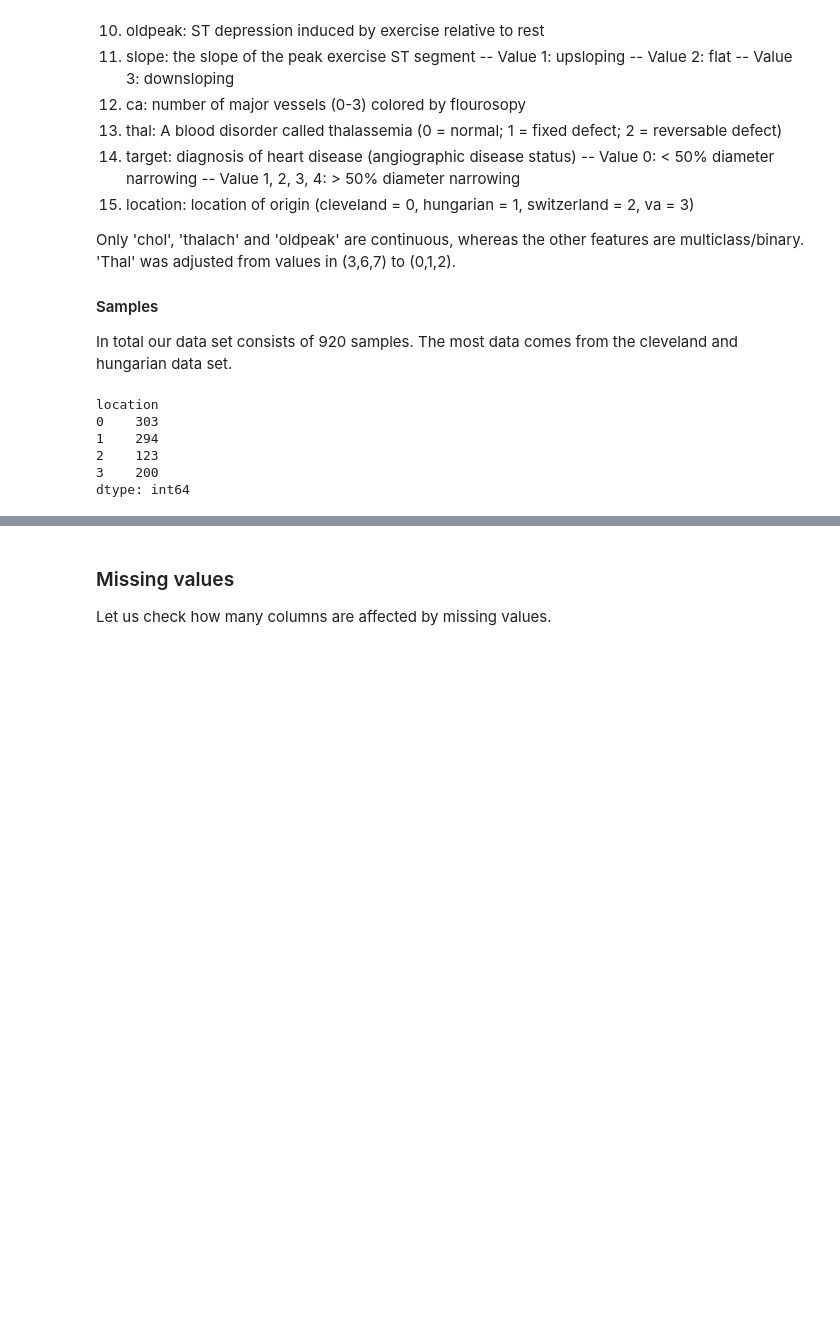
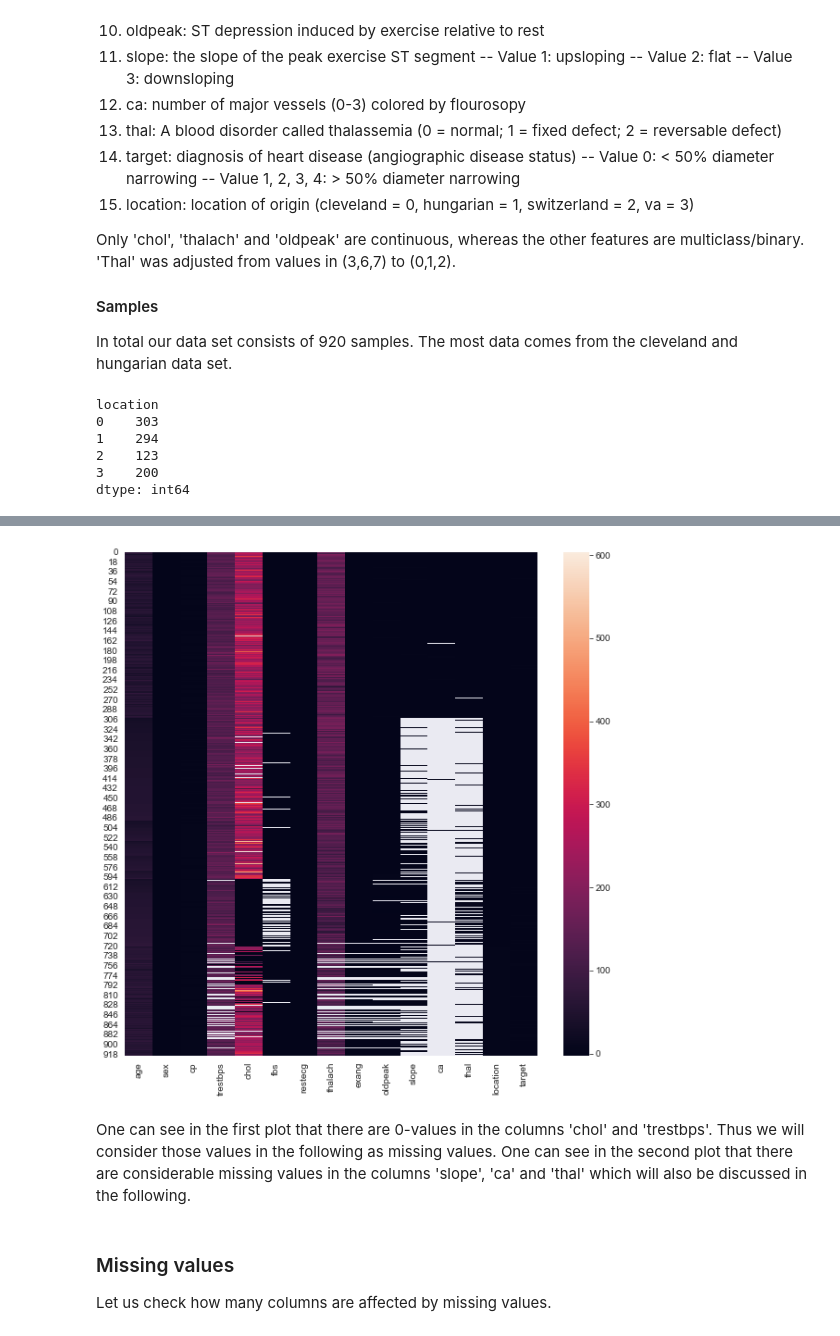
Before and after one commit to navetis/sss_ml, a Jupyter notebook: initial_data_analysis.ipynb, the cells around one changed output, grey strips where cells are left out. Drawn from its saved outputs; the diff is of its cells as text; code cells hidden in the pictures; blank space fills up the shorter version.

```diff
--- a/initial_data_analysis.ipynb
+++ b/initial_data_analysis.ipynb
@@ -158,3 +170,11 @@ dtype: int64
+# %%
+plt.figure(figsize=(10,10))
+sns.heatmap(data)
+plt.show()
+# %% [output]
+[figure, added]
+# %% [markdown]
+One can see in the first plot that there are 0-values in the columns 'chol' and 'trestbps'. Thus we will consider those values in the following as missing values. One can see in the second plot that there are considerable missing values in the columns 'slope', 'ca' and 'thal' which will also be discussed in the following.
 # %% [markdown]
 ### Missing values
 Let us check how many columns are affected by missing values.
```
Also changed, not shown: parts of 16 cells of this notebook, 1 other file.
